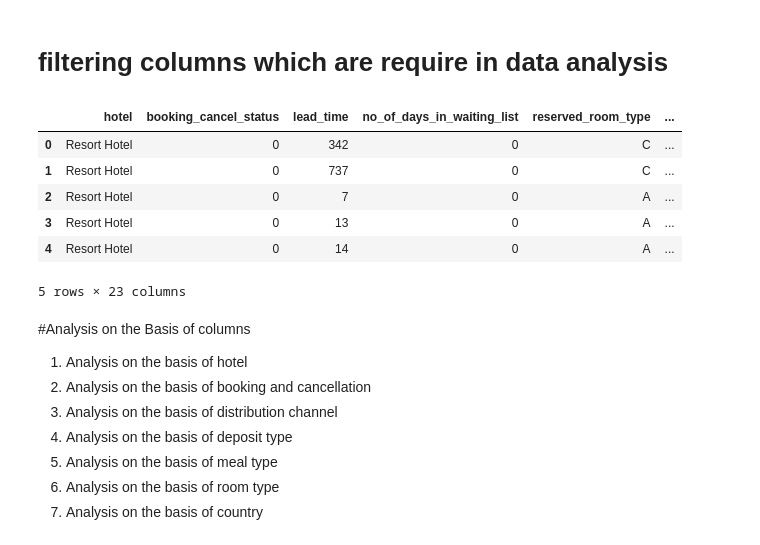
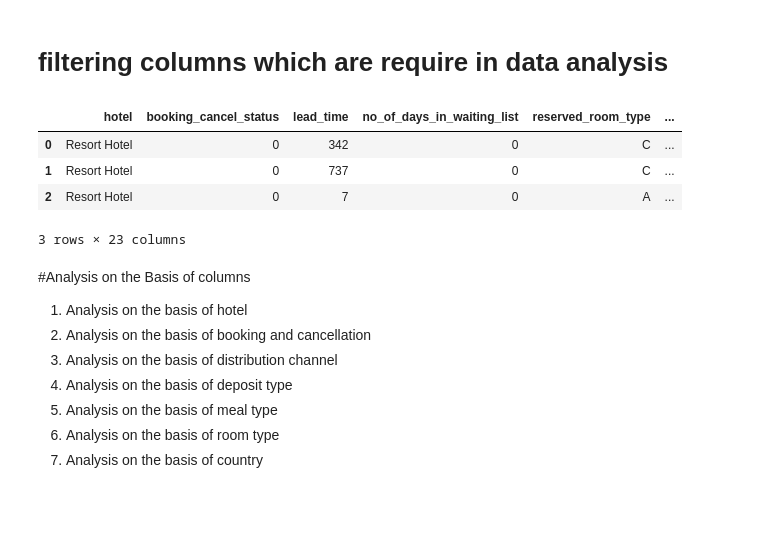
Before and after one commit to niteshavagabond/Hotel-Booking-analysis, a Jupyter notebook: Hotel_Booking_Analysis_Capstone_Project.ipynb, the cells around one changed output. Drawn from its saved outputs; the diff is of its cells as text; code cells hidden in the pictures; blank space fills up the shorter version.

```diff
--- a/Hotel_Booking_Analysis_Capstone_Project.ipynb
+++ b/Hotel_Booking_Analysis_Capstone_Project.ipynb
@@ -307,17 +307,15 @@ sns.heatmap(hdf1,annot = True,fmt='.2f', annot_kws={'size': 10},  vmax=.8, squar
 df=hdf[['hotel','booking_cancel_status','lead_time','no_of_days_in_waiting_list','reserved_room_type','assigned_room_type',
         'meal_type','arrival_date_year','arrival_date_month','arrival_month_year','country','distribution_channel',
         'required_no_of_car_parking_space','no_of_adults','no_of_children','repeated_guest_status','no_of_babies',
-        'total_no_in_group','total_no_of_stays','total_no_of_special_requests','customer_type','deposit_type','adr']]
+        'total_no_in_group','total_no_of_stays','total_no_of_special_requests','customer_type','deposit_type','adr']].copy()
 # %%
-df.head()
+df.head(3)
 # %% [output]
 |  | hotel | booking_cancel_status | lead_time | no_of_days_in_waiting_list | reserved_room_type | ... |
 | 0 | Resort Hotel | 0 | 342 | 0 | C | ... |
 | 1 | Resort Hotel | 0 | 737 | 0 | C | ... |
 | 2 | Resort Hotel | 0 | 7 | 0 | A | ... |
-| 3 | Resort Hotel | 0 | 13 | 0 | A | ... |
-| 4 | Resort Hotel | 0 | 14 | 0 | A | ... |
-5 rows × 23 columns
+3 rows × 23 columns
 # %% [markdown]
 #Analysis on the Basis of columns
 1. Analysis on the basis of hotel
```
Also changed, not shown: parts of 13 cells of this notebook.
